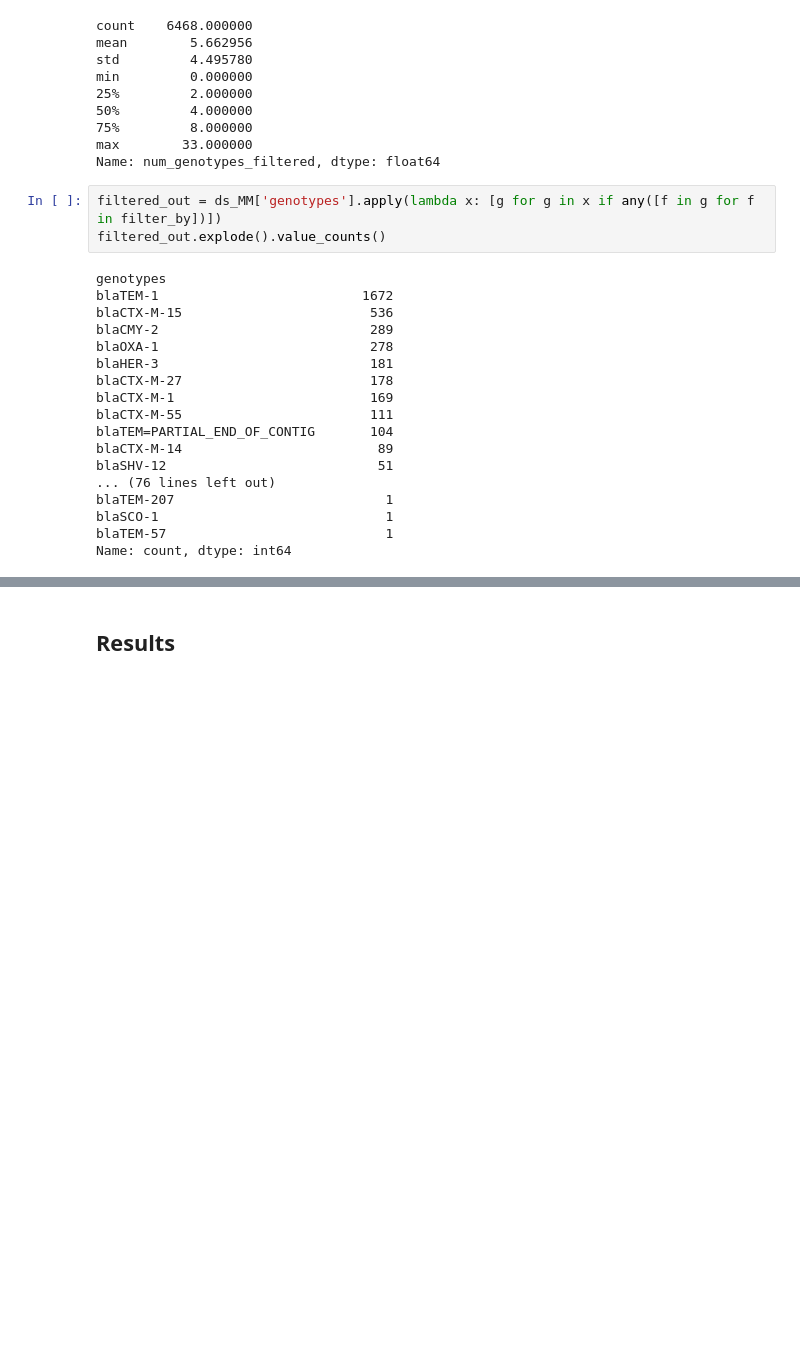
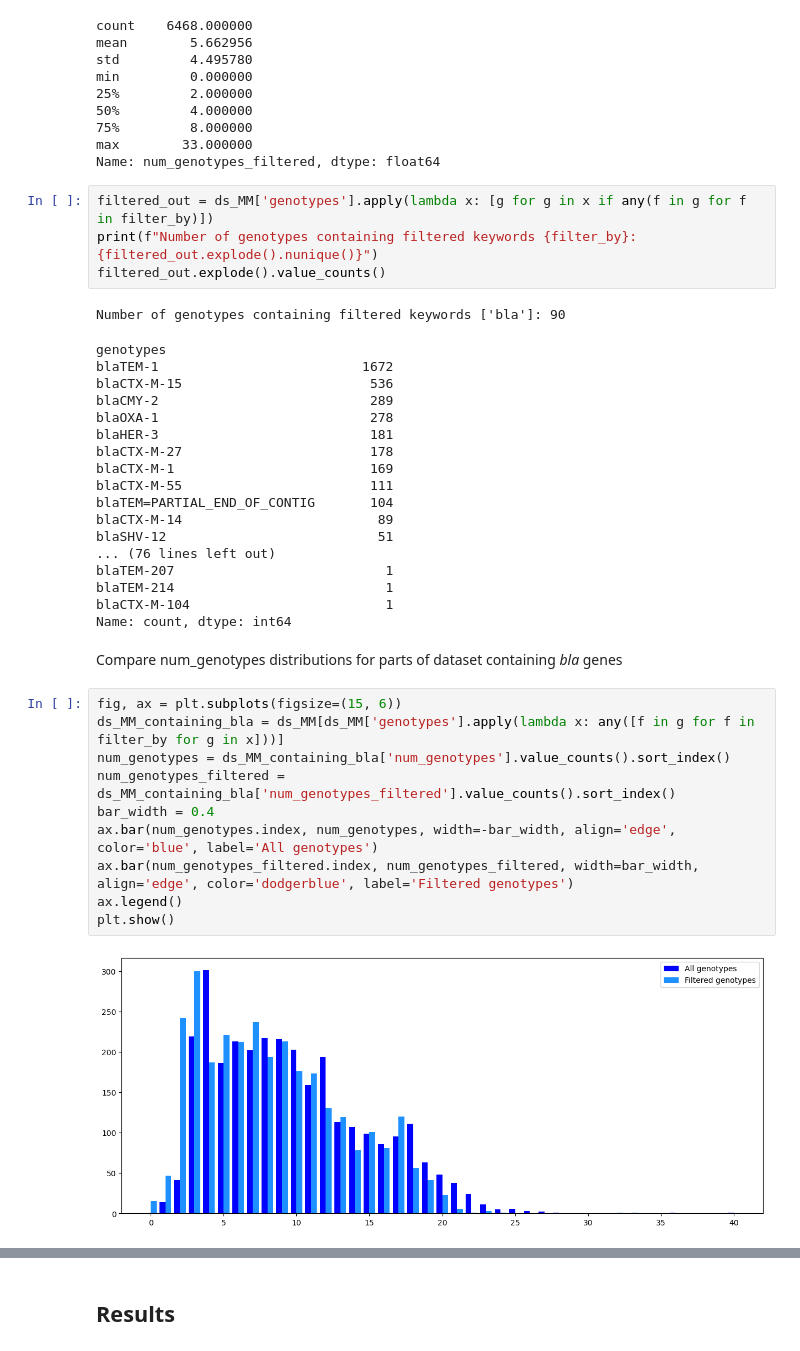
Before and after one commit to jespeols/ARFusion, a Jupyter notebook: data_vis.ipynb, the cells around one changed output, grey strips where cells are left out. Cells and saved outputs as stored; diff of their text form; blank space fills up the shorter version.

```diff
--- a/data_vis.ipynb
+++ b/data_vis.ipynb
@@ -596,23 +598,39 @@ min         0.000000
 max        33.000000
 Name: num_genotypes_filtered, dtype: float64
 # %%
-filtered_out = ds_MM['genotypes'].apply(lambda x: [g for g in x if any([f in g for f in filter_by])])
+filtered_out = ds_MM['genotypes'].apply(lambda x: [g for g in x if any(f in g for f in filter_by)])
+print(f"Number of genotypes containing filtered keywords {filter_by}: {filtered_out.explode().nunique()}")
 filtered_out.explode().value_counts()
 # %% [output]
-genotypes
-blaTEM-1                          1672
-blaCTX-M-15                        536
-blaCMY-2                           289
-blaOXA-1                           278
-blaHER-3                           181
-blaCTX-M-27                        178
-blaCTX-M-1                         169
-blaCTX-M-55                        111
-blaTEM=PARTIAL_END_OF_CONTIG       104
-blaCTX-M-14                         89
-blaSHV-12                           51
-... (76 lines left out)
-blaTEM-207                           1
-blaSCO-1                             1
-blaTEM-57                            1
-Name: count, dtype: int64
+Number of genotypes containing filtered keywords ['bla']: 90
+genotypes
+blaTEM-1                          1672
+blaCTX-M-15                        536
+blaCMY-2                           289
+blaOXA-1                           278
+blaHER-3                           181
+blaCTX-M-27                        178
+blaCTX-M-1                         169
+blaCTX-M-55                        111
+blaTEM=PARTIAL_END_OF_CONTIG       104
+blaCTX-M-14                         89
+blaSHV-12                           51
+... (76 lines left out)
+blaTEM-207                           1
+blaTEM-214                           1
+blaCTX-M-104                         1
+Name: count, dtype: int64
+# %% [markdown]
+Compare num_genotypes distributions for parts of dataset containing *bla* genes
+# %%
+fig, ax = plt.subplots(figsize=(15, 6))
+ds_MM_containing_bla = ds_MM[ds_MM['genotypes'].apply(lambda x: any([f in g for f in filter_by for g in x]))]
+num_genotypes = ds_MM_containing_bla['num_genotypes'].value_counts().sort_index()
+num_genotypes_filtered = ds_MM_containing_bla['num_genotypes_filtered'].value_counts().sort_index()
+bar_width = 0.4
+ax.bar(num_genotypes.index, num_genotypes, width=-bar_width, align='edge', color='blue', label='All genotypes')
+ax.bar(num_genotypes_filtered.index, num_genotypes_filtered, width=bar_width, align='edge', color='dodgerblue', label='Filtered genotypes')
+ax.legend()
+plt.show()
+# %% [output]
+[figure, added]
```
Also changed, not shown: parts of 48 cells of this notebook, 26 other files.
